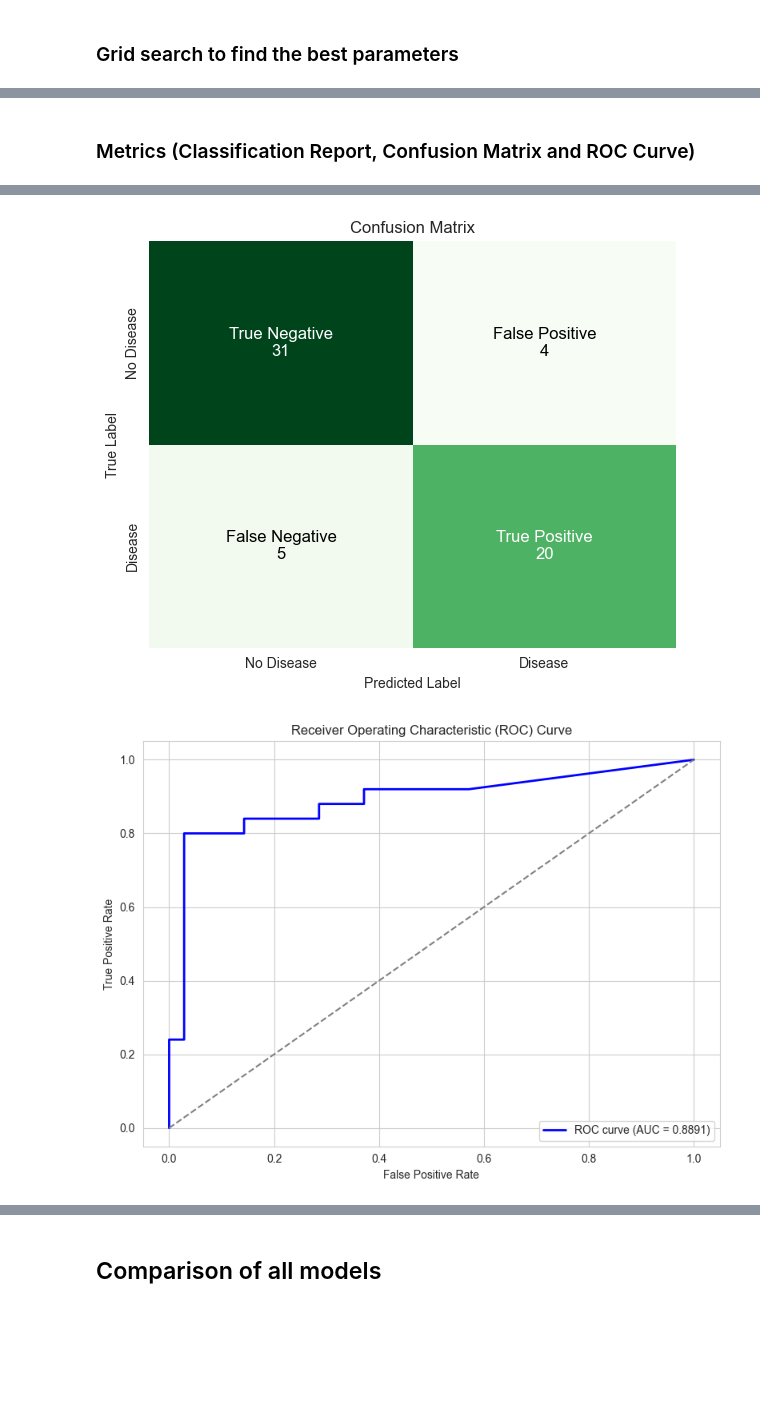
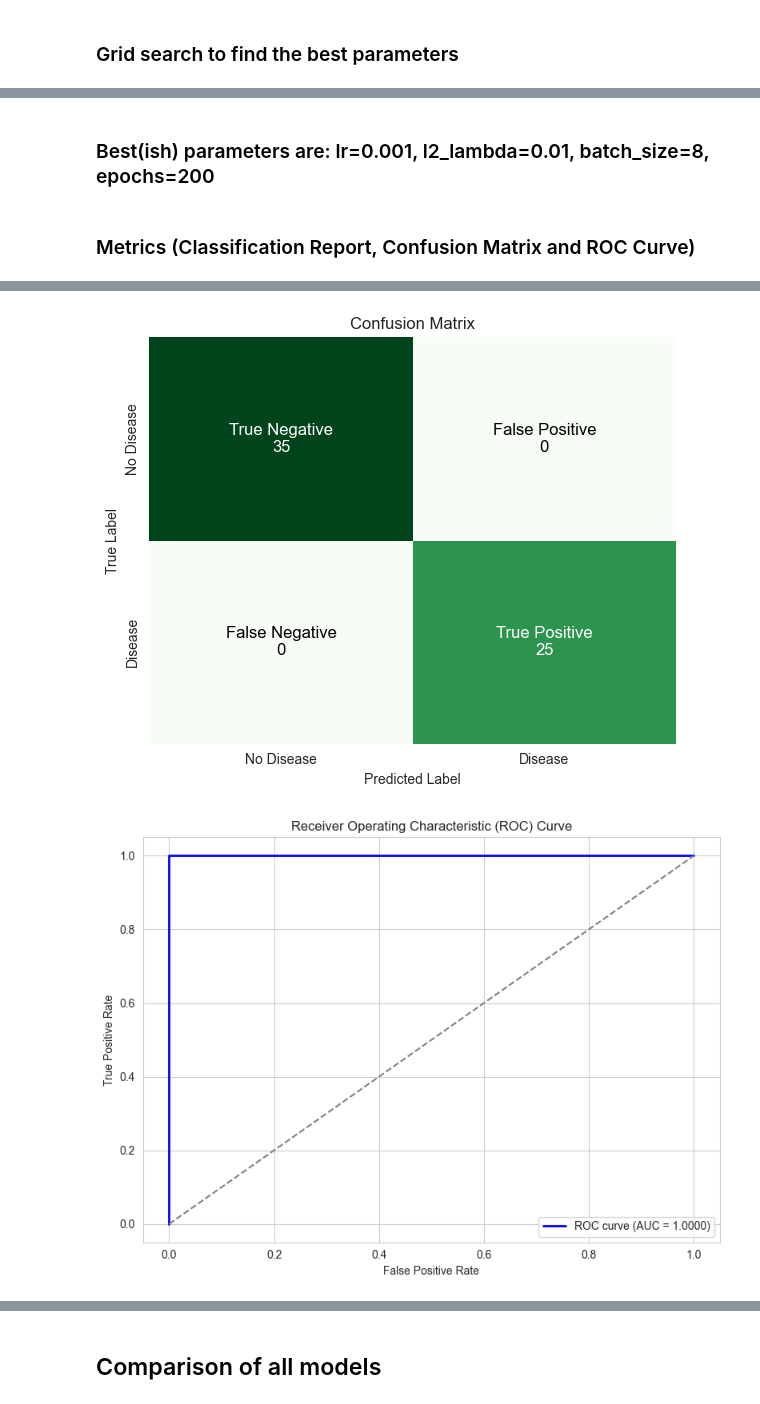
Before and after one commit to hjf11/Heart-Disease-Cleveland-UCI-Classification, a Jupyter notebook: Heart_Disease_Classification.ipynb, the cells around one changed output, grey strips where cells are left out. Saved outputs shown, nothing was run; the diff lists cells and outputs as text; code cells hidden in the pictures; blank space fills up the shorter version.

```diff
--- a/Heart_Disease_Classification.ipynb
+++ b/Heart_Disease_Classification.ipynb
@@ -599,19 +588,13 @@ lr_values = [0.0001, 0.001, 0.01, 0.1]
 batch_sizes = [8, 16, 32, 64]
 epochs_list = [50, 100, 150, 200]
 l2_lambda_values = [0.001, 0.01, 0.1]
+dropout_rates = [0.3, 0.5]
 
-all_combinations = list(product(lr_values, batch_sizes, epochs_list, l2_lambda_values))
+all_combinations = list(product(lr_values, batch_sizes, epochs_list, l2_lambda_values, dropout_rates))
 
 # Randomized search
-n_combinations_to_try = 100
+n_combinations_to_try = 50
 random_combos = sample(all_combinations, n_combinations_to_try)
-
-# Prepare the KFold cross-validation
-# X_train = np.array(X_train)
-# y_train = np.array(y_train)
-
-X_train = np.array(X_train_shuffle)
-y_train = np.array(y_train_shuffle)
 
 skf = StratifiedKFold(n_splits=5, shuffle=True, random_state=42)
 
@@ -619,14 +602,14 @@ best_accuracy = 0
 best_params = {}
 
 
-for lr, batch_size, epochs, l2_lambda in tqdm(random_combos):
+for lr, batch_size, epochs, l2_lambda, dropout_rate in tqdm(random_combos):
     fold_accuracies = []
 
-    for train_index, val_index in skf.split(X_train, y_train):
+    for train_index, val_index in skf.split(X_train_shuffle, y_train_shuffle):
         X_train_fold, X_val_fold = X_train[train_index], X_train[val_index]
         y_train_fold, y_val_fold = y_train[train_index], y_train[val_index]
 
-        model = build_model(lr=lr, l2_lambda=l2_lambda)
+        model = build_model(lr=lr, l2_lambda=l2_lambda, dropout_rate=dropout_rate)
 
         early_stopping = EarlyStopping(monitor='val_loss', patience=5, restore_best_weights=True)
 
@@ -642,6 +625,6 @@ for lr, batch_size, epochs, l2_lambda in tqdm(random_combos):
 
     if mean_accuracy > best_accuracy:
         best_accuracy = mean_accuracy
-        best_params = {'lr': lr, 'batch_size': batch_size, 'epochs': epochs, 'l2_lambda': l2_lambda}
+        best_params = {'lr': lr, 'batch_size': batch_size, 'epochs': epochs, 'l2_lambda': l2_lambda, dropout_rate: dropout_rate}
 
 print("Best Parameters:", best_params)
@@ -702,10 +678,15 @@ KeyboardInterrupt:
+# %% [markdown]
+### Best(ish) parameters are: lr=0.001, l2_lambda=0.01, batch_size=8, epochs=200
+# %%
+best_nn = build_model(lr=0.001, l2_lambda=0.01)
+best_nn.fit(X_test_shuffle, y_test_shuffle, batch_size=8, epochs=200, verbose=0)
+best_models.append(best_nn)
 # %% [markdown]
 ### Metrics (Classification Report, Confusion Matrix and ROC Curve)
 # %%
-best_nn = build_model(lr=best_params['lr'], l2_lambda=best_params['l2_lambda'], dropout_rate=best_params['dropout_rate'])
-# best_nn = build_model(lr=best_params['lr'])
-best_nn.fit(X_train, y_train, batch_size=best_params['batch_size'], epochs=best_params['epochs'], verbose=0)
-best_models.append(best_nn)
+# best_nn = build_model(lr=best_params['lr'], l2_lambda=best_params['l2_lambda'])
+# best_nn.fit(X_train, y_train, batch_size=best_params['batch_size'], epochs=best_params['epochs'], verbose=0)
+# best_models.append(best_nn)
 
 print_classification_report_from_model(best_nn, X_train, y_train)
 
@@ -735,2 +716,2 @@ weighted avg       0.85      0.85      0.85        60
 [figure]
-[figure, old version]
+[figure, new version]
```
Also changed, not shown: parts of 23 cells of this notebook, 1 other file.
